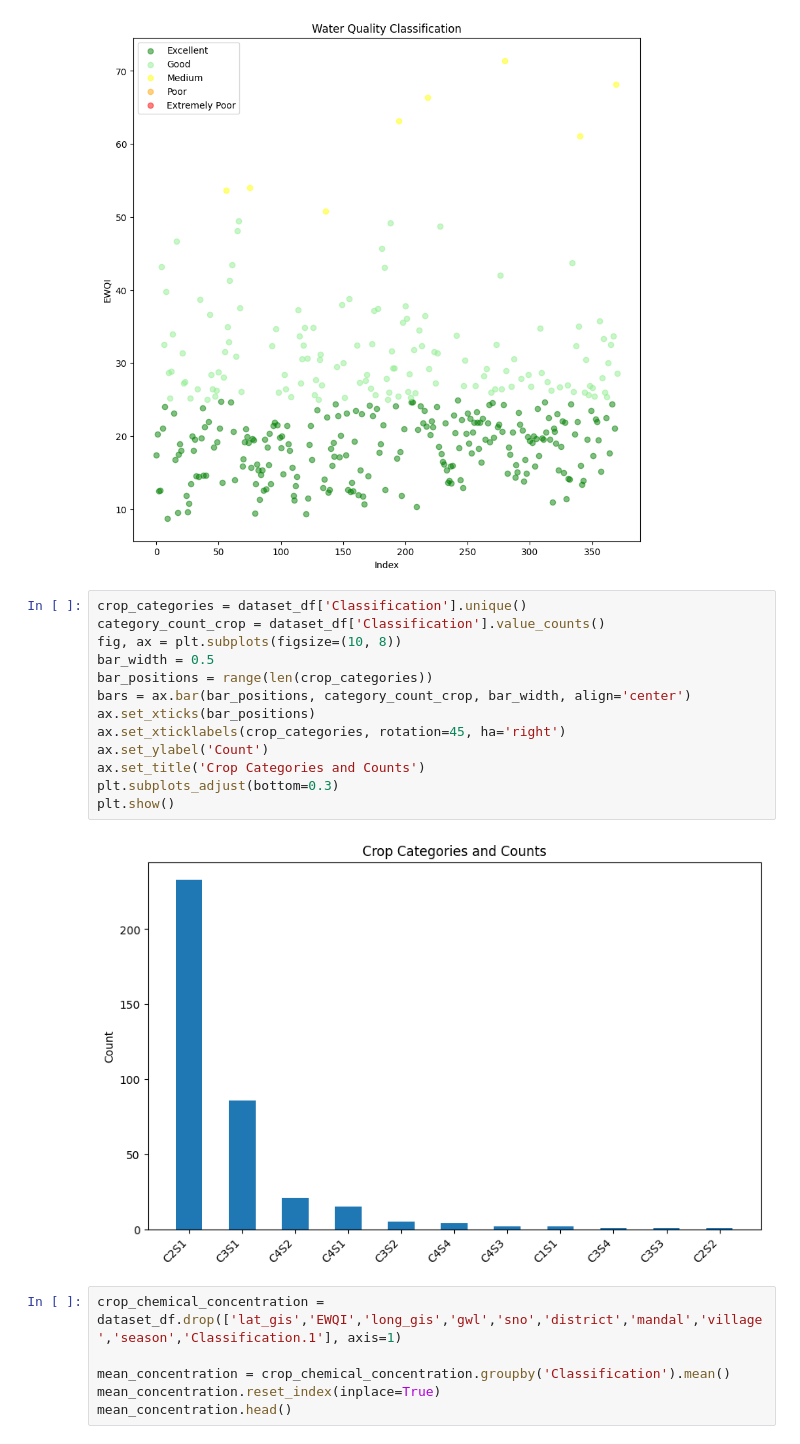
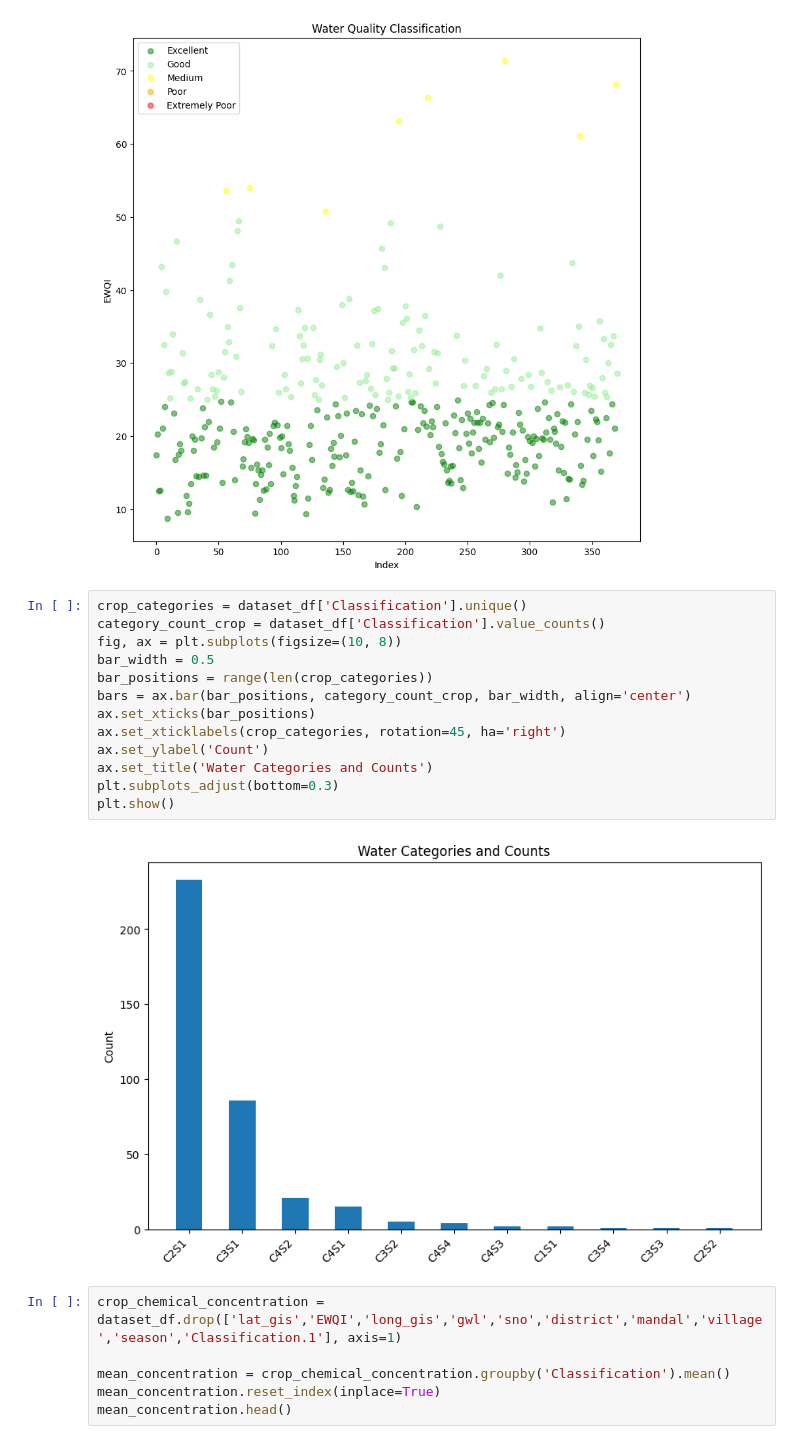
Before and after one commit to heckop/GroundWater_analyzer, a Jupyter notebook: dataset.ipynb, the cells around one changed output. Saved outputs shown, nothing was run; the diff lists cells and outputs as text.

```diff
--- a/dataset.ipynb
+++ b/dataset.ipynb
@@ -202,18 +202,18 @@ plt.show()
 # %%
 crop_categories = dataset_df['Classification'].unique()
 category_count_crop = dataset_df['Classification'].value_counts()
 fig, ax = plt.subplots(figsize=(10, 8))
 bar_width = 0.5
 bar_positions = range(len(crop_categories))
 bars = ax.bar(bar_positions, category_count_crop, bar_width, align='center')
 ax.set_xticks(bar_positions)
 ax.set_xticklabels(crop_categories, rotation=45, ha='right')
 ax.set_ylabel('Count')
-ax.set_title('Crop Categories and Counts')
+ax.set_title('Water Categories and Counts')
 plt.subplots_adjust(bottom=0.3)
 plt.show()
 # %% [output]
-[figure, old version]
+[figure, new version]
 # %%
 crop_chemical_concentration = dataset_df.drop(['lat_gis','EWQI','long_gis','gwl','sno','district','mandal','village','season','Classification.1'], axis=1)
 
```
